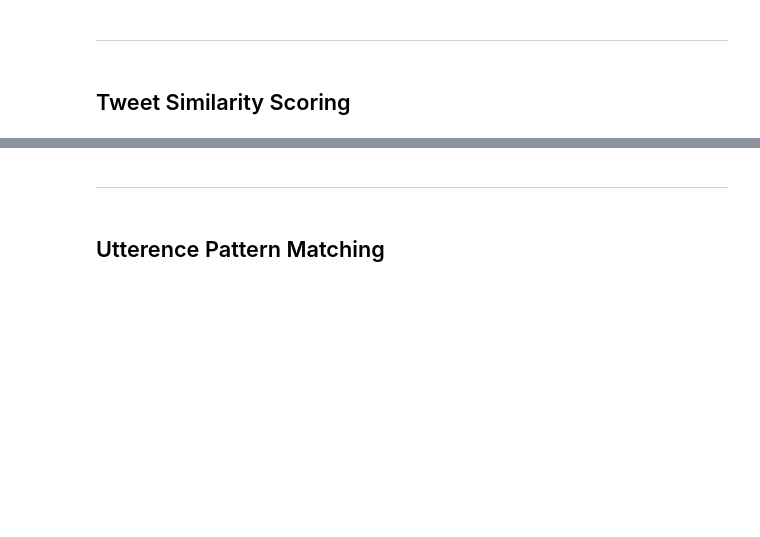
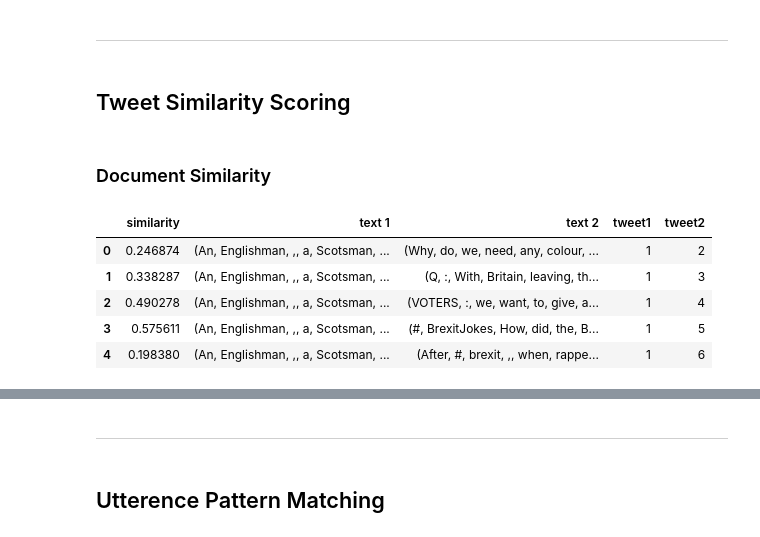
Before and after one commit to codingWithAndy/CDT_MSc_Thesis, a Jupyter notebook: Implementation/Exploration/tweet_feedback.ipynb, the cells around one changed output, grey strips where cells are left out. Saved outputs shown, nothing was run; the diff lists cells and outputs as text; code cells hidden in the pictures; blank space fills up the shorter version.

```diff
--- a/Implementation/Exploration/tweet_feedback.ipynb
+++ b/Implementation/Exploration/tweet_feedback.ipynb
@@ -341,3 +341,5 @@ Actual Score: [0.2754283] - Score: 0 - Sentiment: Negative
 ___
 # %% [markdown]
 ## Tweet Similarity Scoring
+# %% [markdown]
+### Document Similarity
@@ -343,0 +360,11 @@ ___
+# %%
+doc_df['tweet1'] = doc_df['tweet1'].astype(int)
+doc_df['tweet2'] = doc_df['tweet2'].astype(int)
+doc_df.head()
+# %% [output]
+|  | similarity | text 1 | text 2 | tweet1 | tweet2 |
+| 0 | 0.246874 | (An, Englishman, ,, a, Scotsman, ... | (Why, do, we, need, any, colour, ... | 1 | 2 |
+| 1 | 0.338287 | (An, Englishman, ,, a, Scotsman, ... | (Q, :, With, Britain, leaving, th... | 1 | 3 |
+| 2 | 0.490278 | (An, Englishman, ,, a, Scotsman, ... | (VOTERS, :, we, want, to, give, a... | 1 | 4 |
+| 3 | 0.575611 | (An, Englishman, ,, a, Scotsman, ... | (#, BrexitJokes, How, did, the, B... | 1 | 5 |
+| 4 | 0.198380 | (An, Englishman, ,, a, Scotsman, ... | (After, #, brexit, ,, when, rappe... | 1 | 6 |
```
Also changed, not shown: parts of 9 cells of this notebook, 3 other files.
